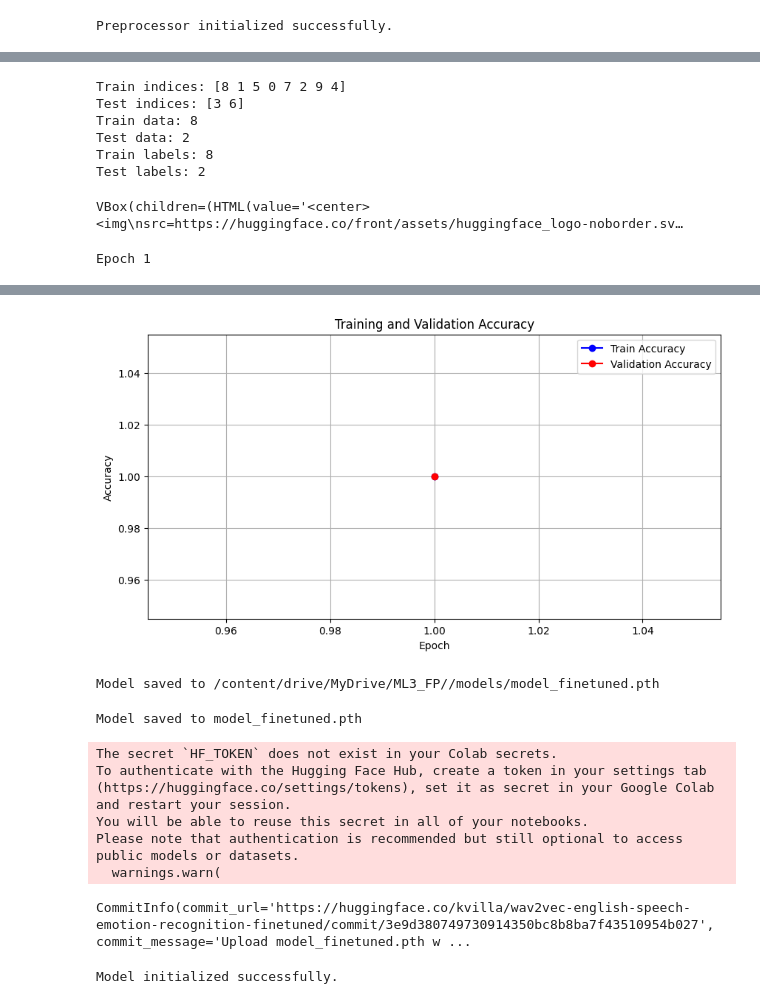
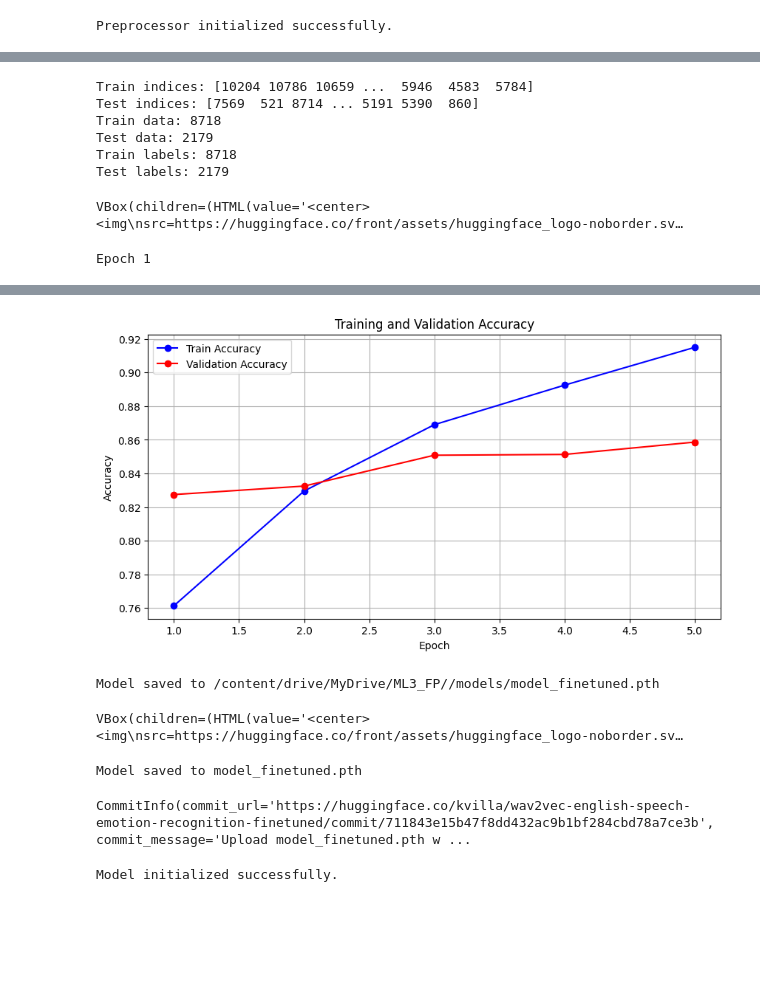
Before and after one commit to K-Winkles/Wav2Vec2ForSpeechClassification, a Jupyter notebook: main.ipynb, the cells around one changed output, grey strips where cells are left out. Cells and saved outputs as stored; diff of their text form; code cells hidden in the pictures; blank space fills up the shorter version.

Commit message:
after training 5 epochs

```diff
--- a/main.ipynb
+++ b/main.ipynb
@@ -613,7 +611,7 @@ padded_audio = [np.pad(audio, (0, max_length - len(audio))) for audio in sample_
 padded_audio_array = np.array(padded_audio)
 # %%
 # Define the range of indices
-indices = np.arange(len(padded_audio_array[:10]))
+indices = np.arange(len(padded_audio_array))
 
 # Define split ratios
 train_ratio = 0.8
@@ -651,12 +649,12 @@ print("Test data:", len(test_data))
 print("Train labels:", len(train_labels))
 print("Test labels:", len(test_labels))
 # %% [output]
-Train indices: [8 1 5 0 7 2 9 4]
-Test indices: [3 6]
-Train data: 8
-Test data: 2
-Train labels: 8
-Test labels: 2
+Train indices: [10204 10786 10659 ...  5946  4583  5784]
+Test indices: [7569  521 8714 ... 5191 5390  860]
+Train data: 8718
+Test data: 2179
+Train labels: 8718
+Test labels: 2179
 # %%
 # Evaluate the model (50 for now cause im running on T4)
 #accuracy, true_labels, predicted_labels = evaluate_model_inference(model, feature_extractor, [padded_audio_array[0]], max_length, id2label, sample_df)
@@ -818,15 +816,12 @@ eval_loader = DataLoader(eval_dataset, batch_size=16, shuffle=False, num_workers
 train_accuracy_history = []
 eval_accuracy_history = []
 
-epochs = 1
+epochs = 5
 # Training and evaluation loop
 for epoch in range(epochs):  # Number of epochs
     print(f"Epoch {epoch + 1}")
     train(model, train_loader, optimizer, device, train_accuracy_history)
     evaluate(model, eval_loader, device, eval_accuracy_history)
-
-# Plot accuracy (optional, requires matplotlib)
-import matplotlib.pyplot as plt
 
 def plot_accuracy(train_accuracy, eval_accuracy):
     epochs = range(1, len(train_accuracy) + 1)
@@ -854,5 +861,9 @@ Evaluation Loss: 0.0068780602887272835, Accuracy: 1.0
-[figure, old version]
+[figure, new version]
-Model saved to /content/drive/MyDrive/ML3_FP//models/model_finetuned.pth
+Model saved to /content/drive/MyDrive/ML3_FP//models/model_finetuned.pth
+# %%
+notebook_login()
+# %% [output]
+VBox(children=(HTML(value='<center> <img\nsrc=https://huggingface.co/front/assets/huggingface_logo-noborder.sv…
 # %%
 from huggingface_hub import HfApi
 
@@ -873,12 +884,7 @@ api.upload_file(
 )
 # %% [output]
 Model saved to model_finetuned.pth
-The secret `HF_TOKEN` does not exist in your Colab secrets.
-To authenticate with the Hugging Face Hub, create a token in your settings tab (https://huggingface.co/settings/tokens), set it as secret in your Google Colab and restart your session.
-You will be able to reuse this secret in all of your notebooks.
-Please note that authentication is recommended but still optional to access public models or datasets.
-  warnings.warn(
+CommitInfo(commit_url='https://huggingface.co/kvilla/wav2vec-english-speech-emotion-recognition-finetuned/commit/711843e15b47f8dd432ac9b1bf284cbd78a7ce3b', commit_message='Upload model_finetuned.pth w ...
-CommitInfo(commit_url='https://huggingface.co/kvilla/wav2vec-english-speech-emotion-recognition-finetuned/commit/3e9d380749730914350bc8b8ba7f43510954b027', commit_message='Upload model_finetuned.pth w ...
 # %%
 # load the newly finetuned model from huggingface repo
 
```
Also changed, not shown: parts of 10 cells of this notebook, 1 other file.
